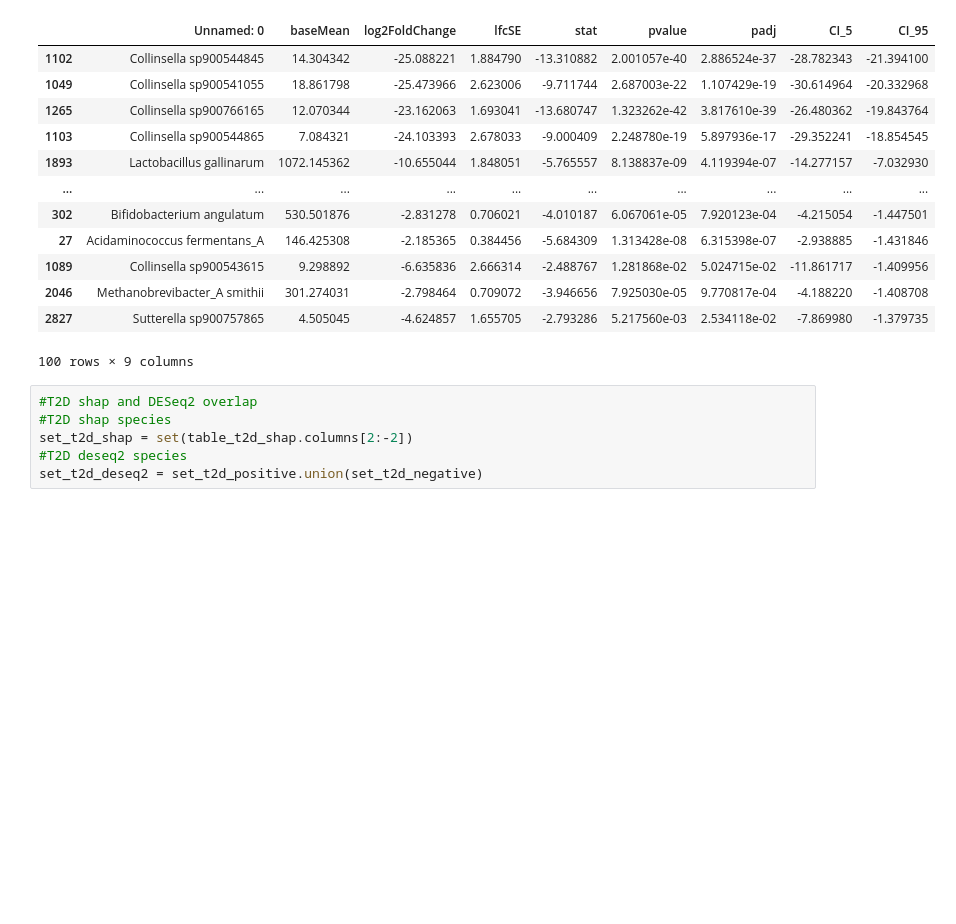
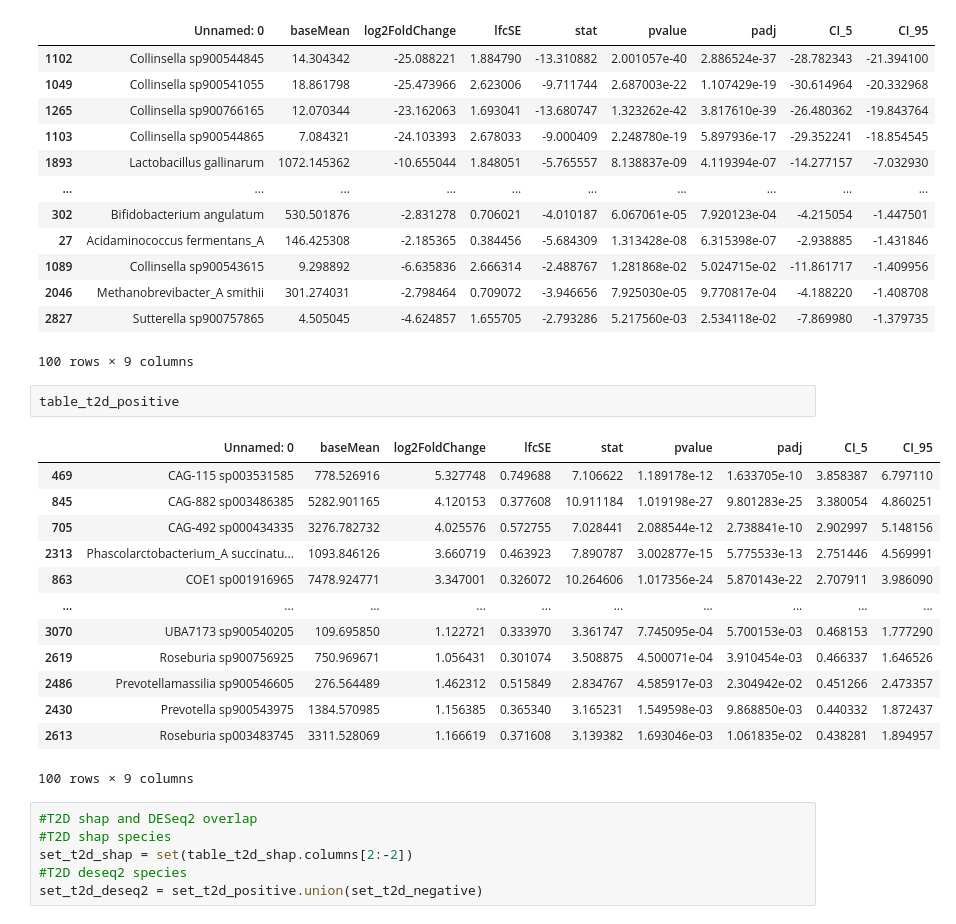
Before and after one commit to jindongmin/Meta_diseases_analyses, a Jupyter notebook: ipynb/log2foldchange_CI_5_95_deseq2.ipynb, the cells around one changed output. Saved outputs shown, nothing was run; the diff lists cells and outputs as text; blank space fills up the shorter version.

```diff
--- a/ipynb/log2foldchange_CI_5_95_deseq2.ipynb
+++ b/ipynb/log2foldchange_CI_5_95_deseq2.ipynb
@@ -36,6 +36,22 @@ table_t2d_negative
 | 2046 | Methanobrevibacter_A smithii | 301.274031 | -2.798464 | 0.709072 | -3.946656 | 7.925030e-05 | 9.770817e-04 | -4.188220 | -1.408708 |
 | 2827 | Sutterella sp900757865 | 4.505045 | -4.624857 | 1.655705 | -2.793286 | 5.217560e-03 | 2.534118e-02 | -7.869980 | -1.379735 |
 100 rows × 9 columns
+# %%
+table_t2d_positive
+# %% [output]
+|  | Unnamed: 0 | baseMean | log2FoldChange | lfcSE | stat | pvalue | padj | CI_5 | CI_95 |
+| 469 | CAG-115 sp003531585 | 778.526916 | 5.327748 | 0.749688 | 7.106622 | 1.189178e-12 | 1.633705e-10 | 3.858387 | 6.797110 |
+| 845 | CAG-882 sp003486385 | 5282.901165 | 4.120153 | 0.377608 | 10.911184 | 1.019198e-27 | 9.801283e-25 | 3.380054 | 4.860251 |
+| 705 | CAG-492 sp000434335 | 3276.782732 | 4.025576 | 0.572755 | 7.028441 | 2.088544e-12 | 2.738841e-10 | 2.902997 | 5.148156 |
+| 2313 | Phascolarctobacterium_A succinatu... | 1093.846126 | 3.660719 | 0.463923 | 7.890787 | 3.002877e-15 | 5.775533e-13 | 2.751446 | 4.569991 |
+| 863 | COE1 sp001916965 | 7478.924771 | 3.347001 | 0.326072 | 10.264606 | 1.017356e-24 | 5.870143e-22 | 2.707911 | 3.986090 |
+| ... | ... | ... | ... | ... | ... | ... | ... | ... | ... |
+| 3070 | UBA7173 sp900540205 | 109.695850 | 1.122721 | 0.333970 | 3.361747 | 7.745095e-04 | 5.700153e-03 | 0.468153 | 1.777290 |
+| 2619 | Roseburia sp900756925 | 750.969671 | 1.056431 | 0.301074 | 3.508875 | 4.500071e-04 | 3.910454e-03 | 0.466337 | 1.646526 |
+| 2486 | Prevotellamassilia sp900546605 | 276.564489 | 1.462312 | 0.515849 | 2.834767 | 4.585917e-03 | 2.304942e-02 | 0.451266 | 2.473357 |
+| 2430 | Prevotella sp900543975 | 1384.570985 | 1.156385 | 0.365340 | 3.165231 | 1.549598e-03 | 9.868850e-03 | 0.440332 | 1.872437 |
+| 2613 | Roseburia sp003483745 | 3311.528069 | 1.166619 | 0.371608 | 3.139382 | 1.693046e-03 | 1.061835e-02 | 0.438281 | 1.894957 |
+100 rows × 9 columns
 # %%
 #T2D shap and DESeq2 overlap
 #T2D shap species
```
Also changed, not shown: 2 other files.
